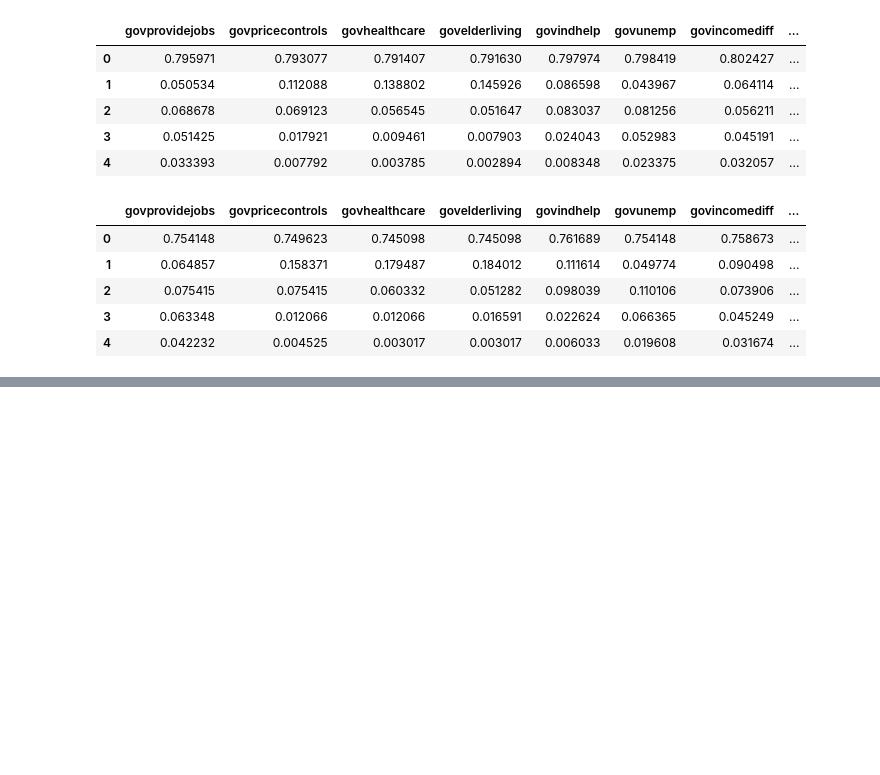
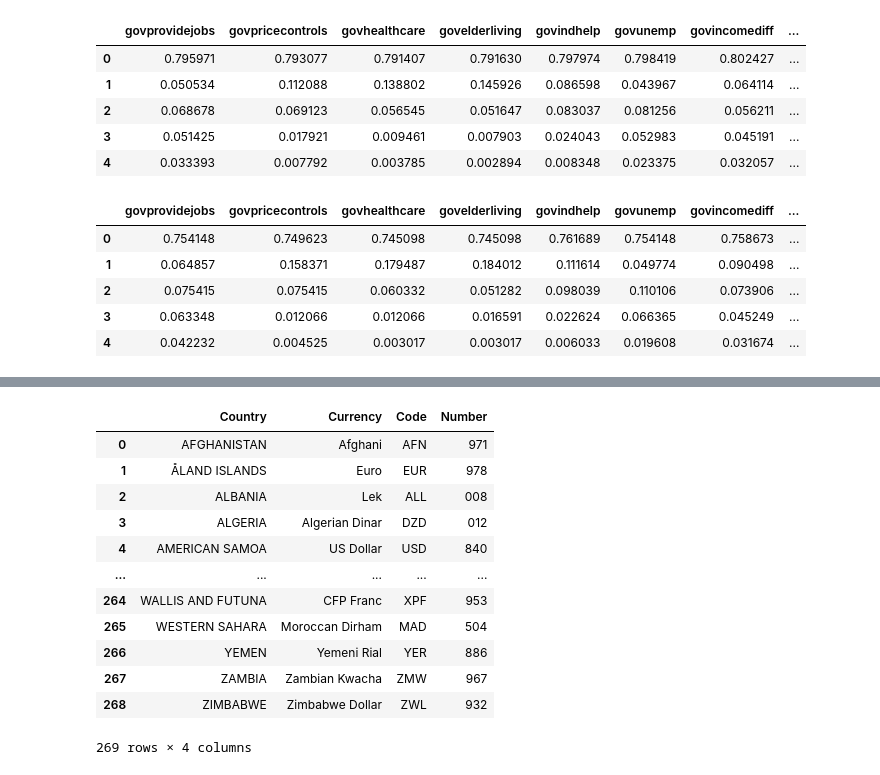
Before and after one commit to Marcin-Lewandowski-w-wa/Cheatsheet, a Jupyter notebook: czyszczenie_danych.ipynb, the cells around one changed output, grey strips where cells are left out. Cells and saved outputs as stored; diff of their text form; code cells hidden in the pictures; blank space fills up the shorter version.

```diff
--- a/czyszczenie_danych.ipynb
+++ b/czyszczenie_danych.ipynb
@@ -895,0 +996,39 @@ nls97.query("maritalstatus == 1").filter(like = 'gov').apply(lambda x : x.value_
+# %%
+from bs4 import BeautifulSoup
+import requests
+import numpy as np
+
+webpage_countries = requests.get('https://www.iban.com/currency-codes')
+bs_countries = BeautifulSoup(webpage_countries.text, 'html.parser')
+headers = bs_countries.find('table').thead.find_all('th')
+headers = [i.get_text() for i in headers]
+body_countries = bs_countries.find('table').tbody.find_all('tr')
+rows_countries = bs_countries.find('table').tbody.find_all('tr')
+
+datarows_countries = []
+each_row = []
+
+for num, row in enumerate(rows_countries):
+    each_row = []
+    cells = row.find_all('td')
+    for i, j in enumerate(cells):
+        each_row.append(j.get_text())
+    datarows_countries.append(each_row)
+
+df_table_html = pd.DataFrame(datarows_countries, columns = headers)
+# %%
+df_table_html
+# %% [output]
+|  | Country | Currency | Code | Number |
+| 0 | AFGHANISTAN | Afghani | AFN | 971 |
+| 1 | ÅLAND ISLANDS | Euro | EUR | 978 |
+| 2 | ALBANIA | Lek | ALL | 008 |
+| 3 | ALGERIA | Algerian Dinar | DZD | 012 |
+| 4 | AMERICAN SAMOA | US Dollar | USD | 840 |
+| ... | ... | ... | ... | ... |
+| 264 | WALLIS AND FUTUNA | CFP Franc | XPF | 953 |
+| 265 | WESTERN SAHARA | Moroccan Dirham | MAD | 504 |
+| 266 | YEMEN | Yemeni Rial | YER | 886 |
+| 267 | ZAMBIA | Zambian Kwacha | ZMW | 967 |
+| 268 | ZIMBABWE | Zimbabwe Dollar | ZWL | 932 |
+269 rows × 4 columns
```
Also changed, not shown: parts of 11 cells of this notebook.
